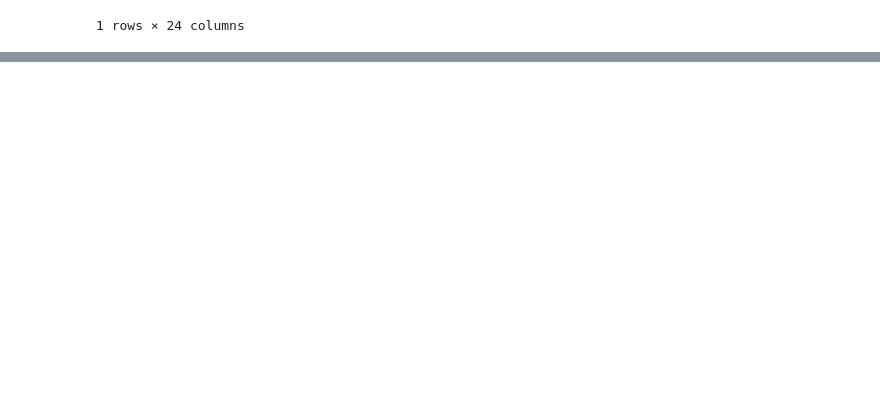
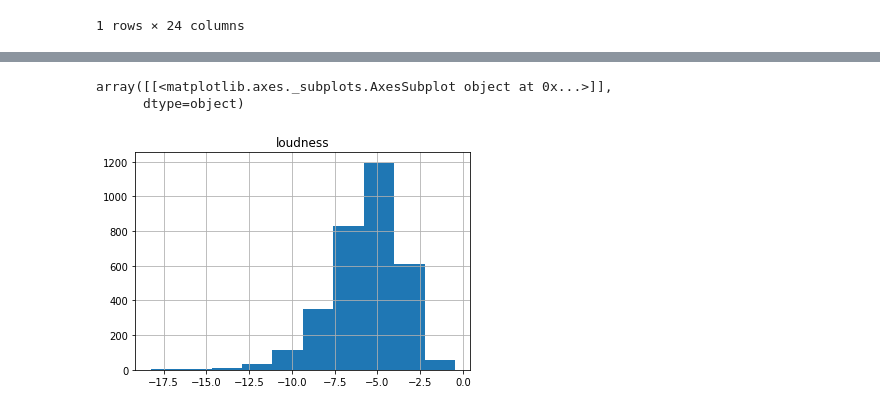
Before and after one commit to JKocher13/DataEngineering.Labs.AirflowProject, a Jupyter notebook: Python_Notebook_for_Airflow_Project.ipynb, the cells around one changed output, grey strips where cells are left out. Cells and saved outputs as stored; diff of their text form; code cells hidden in the pictures; blank space fills up the shorter version.

```diff
--- a/Python_Notebook_for_Airflow_Project.ipynb
+++ b/Python_Notebook_for_Airflow_Project.ipynb
@@ -1160,0 +1230,6 @@ genre_pd_1990s.value_counts()
+# %%
+top2000_df.hist(column = "loudness")
+# %% [output]
+array([[<matplotlib.axes._subplots.AxesSubplot object at 0x...>]],
+      dtype=object)
+[figure, added]
```
Also changed, not shown: parts of 18 cells of this notebook.
